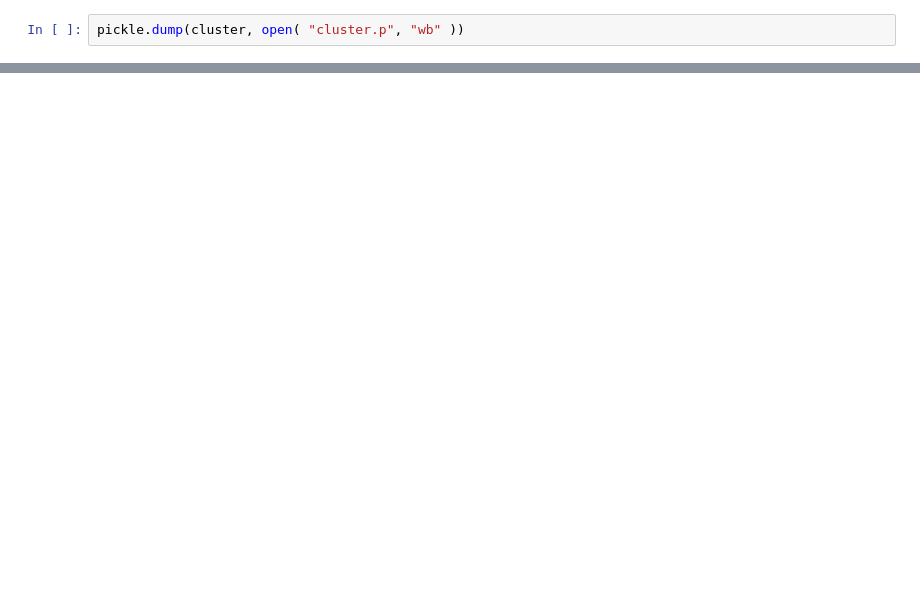
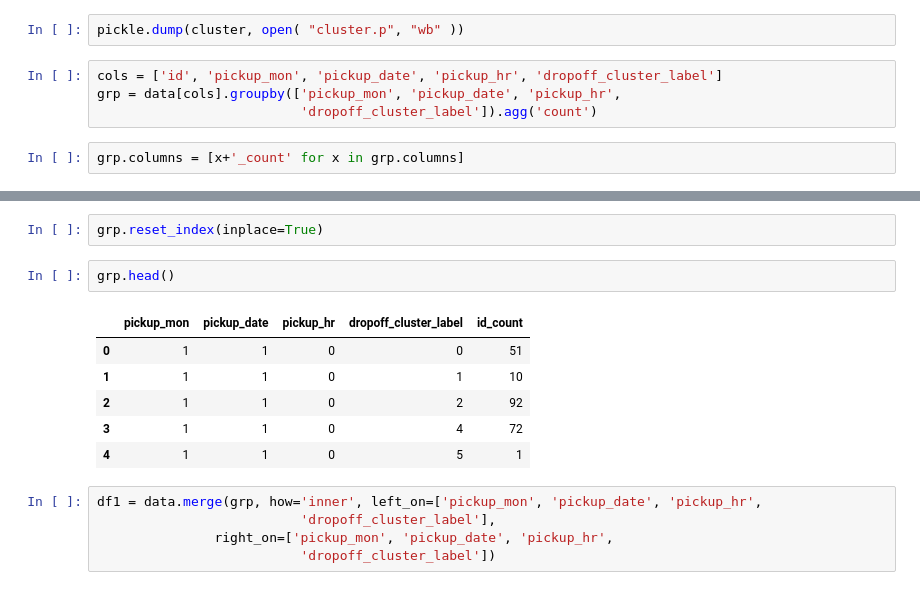
Before and after one commit to suryasumukh/nyc-taxi-trip-duration, a Jupyter notebook: notebooks/data-exploration.ipynb, the cells around one changed output, grey strips where cells are left out. Cells and saved outputs as stored; diff of their text form; blank space fills up the shorter version.

```diff
--- a/notebooks/data-exploration.ipynb
+++ b/notebooks/data-exploration.ipynb
@@ -219,2 +172,8 @@ plt.show()
 # %%
 pickle.dump(cluster, open( "cluster.p", "wb" ))
+# %%
+cols = ['id', 'pickup_mon', 'pickup_date', 'pickup_hr', 'dropoff_cluster_label']
+grp = data[cols].groupby(['pickup_mon', 'pickup_date', 'pickup_hr',
+                          'dropoff_cluster_label']).agg('count')
+# %%
+grp.columns = [x+'_count' for x in grp.columns]
@@ -220,0 +190,16 @@ pickle.dump(cluster, open( "cluster.p", "wb" ))
+# %%
+grp.reset_index(inplace=True)
+# %%
+grp.head()
+# %% [output]
+|  | pickup_mon | pickup_date | pickup_hr | dropoff_cluster_label | id_count |
+| 0 | 1 | 1 | 0 | 0 | 51 |
+| 1 | 1 | 1 | 0 | 1 | 10 |
+| 2 | 1 | 1 | 0 | 2 | 92 |
+| 3 | 1 | 1 | 0 | 4 | 72 |
+| 4 | 1 | 1 | 0 | 5 | 1 |
+# %%
+df1 = data.merge(grp, how='inner', left_on=['pickup_mon', 'pickup_date', 'pickup_hr',
+                          'dropoff_cluster_label'],
+               right_on=['pickup_mon', 'pickup_date', 'pickup_hr',
+                          'dropoff_cluster_label'])
```
Also changed, not shown: parts of 26 cells of this notebook, 2 other files.
